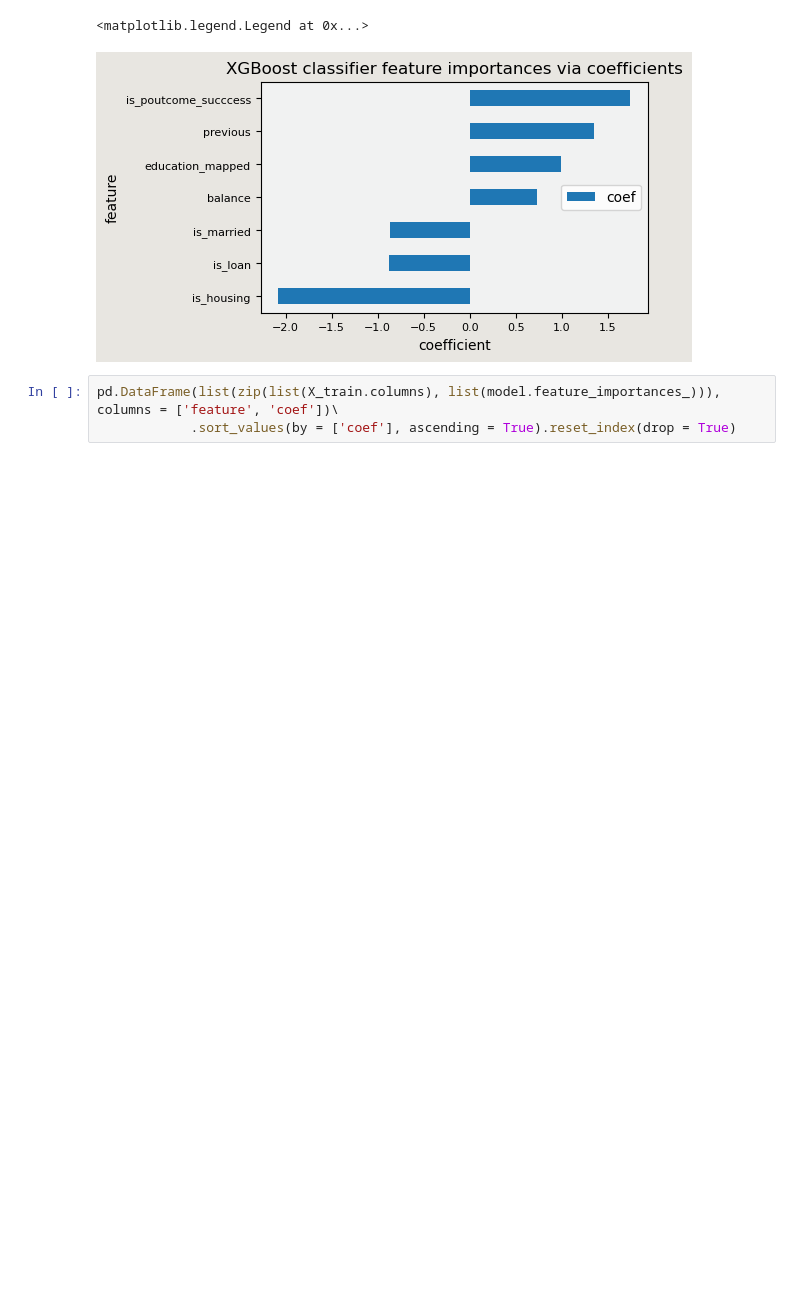
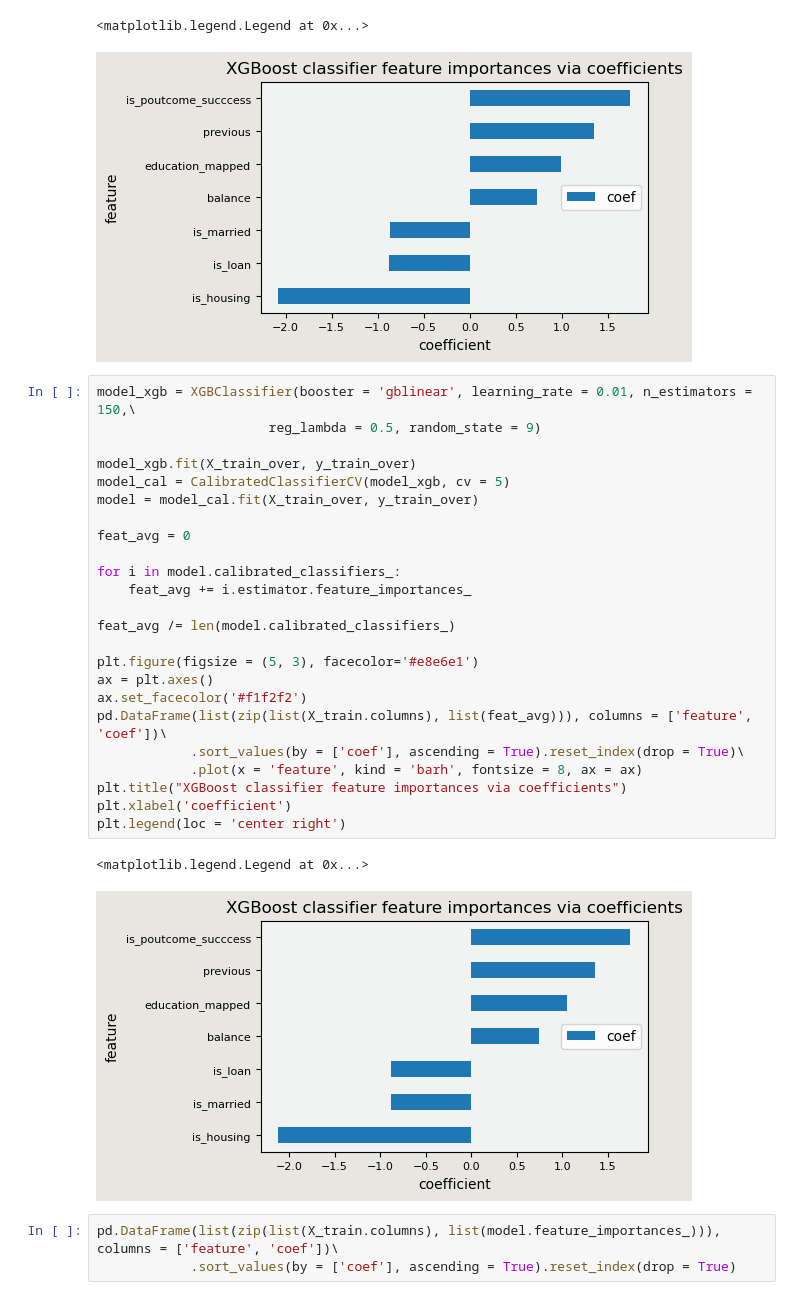
Before and after one commit to zerytputra/Final_Project_MarketingTarget, a Jupyter notebook: draft to be removed/Final_Project_Modeling_Draft_2 - Copy.ipynb, the cells around one changed output. Cells and saved outputs as stored; diff of their text form; blank space fills up the shorter version.

```diff
--- a/draft to be removed/Final_Project_Modeling_Draft_1 - Copy.ipynb
+++ b/draft to be removed/Final_Project_Modeling_Draft_2 - Copy.ipynb
@@ -986,6 +1038,33 @@ plt.legend(loc = 'center right')
 Parameters: { "gamma" } are not used.
 <matplotlib.legend.Legend at 0x...>
 [figure]
+# %%
+model_xgb = XGBClassifier(booster = 'gblinear', learning_rate = 0.01, n_estimators = 150,\
+                      reg_lambda = 0.5, random_state = 9)
+
+model_xgb.fit(X_train_over, y_train_over)
+model_cal = CalibratedClassifierCV(model_xgb, cv = 5)
+model = model_cal.fit(X_train_over, y_train_over)
+
+feat_avg = 0
+
+for i in model.calibrated_classifiers_:
+    feat_avg += i.estimator.feature_importances_
+
+feat_avg /= len(model.calibrated_classifiers_)
+
+plt.figure(figsize = (5, 3), facecolor='#e8e6e1')
+ax = plt.axes()
+ax.set_facecolor('#f1f2f2')
+pd.DataFrame(list(zip(list(X_train.columns), list(feat_avg))), columns = ['feature', 'coef'])\
+            .sort_values(by = ['coef'], ascending = True).reset_index(drop = True)\
+            .plot(x = 'feature', kind = 'barh', fontsize = 8, ax = ax)
+plt.title("XGBoost classifier feature importances via coefficients")
+plt.xlabel('coefficient')
+plt.legend(loc = 'center right')
+# %% [output]
+<matplotlib.legend.Legend at 0x...>
+[figure, added]
 # %%
 pd.DataFrame(list(zip(list(X_train.columns), list(model.feature_importances_))), columns = ['feature', 'coef'])\
             .sort_values(by = ['coef'], ascending = True).reset_index(drop = True)
```
Also changed, not shown: parts of 16 cells of this notebook.
